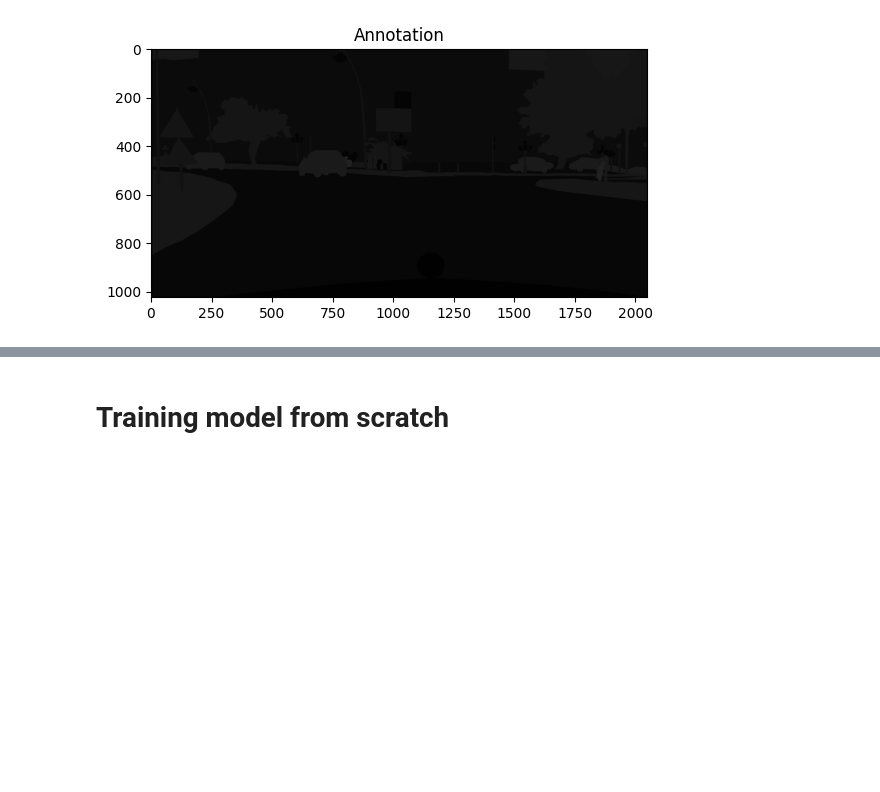
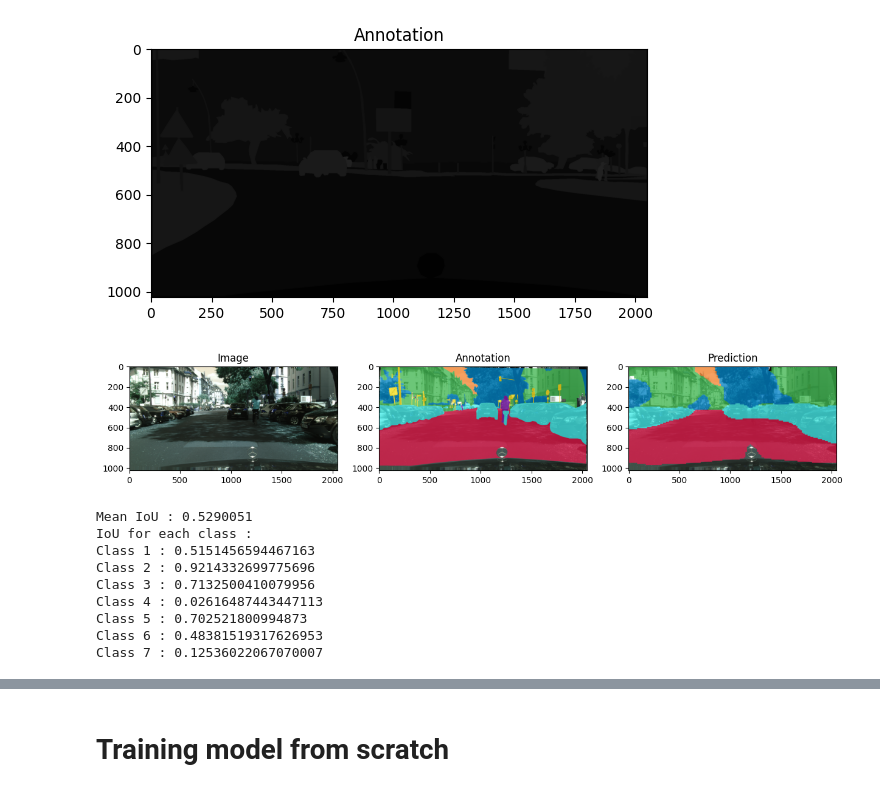
Before and after one commit to Hkllopp/data-segmentation, a Jupyter notebook: notebook.ipynb, the cells around one changed output, grey strips where cells are left out. Saved outputs shown, nothing was run; the diff lists cells and outputs as text; code cells hidden in the pictures; blank space fills up the shorter version.

Commit message:
Added new way to evaluate model

```diff
--- a/notebook.ipynb
+++ b/notebook.ipynb
@@ -165,6 +167,11 @@ for image, label in random.choices(tuple_val_images_labels, k=10):
     shutil.copy(image, os.path.join(validation_data_folder, image_name))
     # Copy label to validation_labels_folder folder
     shutil.copy(label, os.path.join(validation_labels_folder, image_name))
+
+# Creating validation_labels_pred folder for predictions
+validation_labels_pred_folder = r"processed_data\validation_labels_pred"
+if not os.path.exists(validation_labels_pred_folder):
+    os.makedirs(validation_labels_pred_folder)
 # %% [markdown]
 ## Resizing images
 # %% [markdown]
@@ -358,0 +497,19 @@ def evaluate_seg_model(model, validation_data_folder, validation_labels_folder):
+# %%
+from keras_segmentation.models.pspnet import vgg_pspnet
+model = vgg_pspnet(n_classes=8,input_height=384, input_width=576)
+model.load_weights(r'C:\Users\barau\Documents\FormationOpenClassrooms\Projet8\data-segmentation\tmp\vgg_pspnet\2022-09-09_09-28-20\vgg_pspnet_13.h5')
+
+
+validation_labels_pred_folder = validation_labels_folder.replace("validation_labels", "validation_labels_pred")
+mean_metrics = evaluate_seg_model(model, validation_data_folder, validation_labels_folder, validation_labels_pred_folder, prediction = False)
+# %% [output]
+[figure, added]
+Mean IoU : 0.5290051
+IoU for each class :
+Class 1 : 0.5151456594467163
+Class 2 : 0.9214332699775696
+Class 3 : 0.7132500410079956
+Class 4 : 0.02616487443447113
+Class 5 : 0.702521800994873
+Class 6 : 0.48381519317626953
+Class 7 : 0.12536022067070007
```
Also changed, not shown: parts of 8 cells of this notebook.
